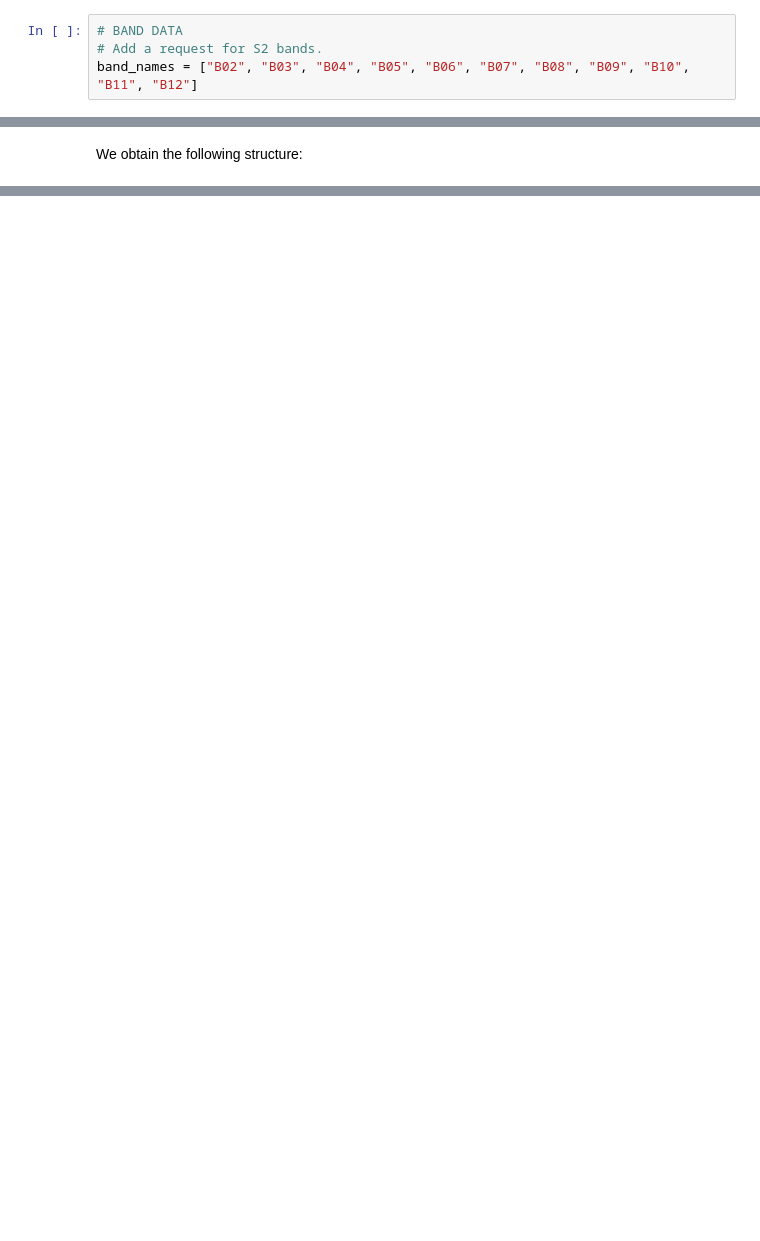
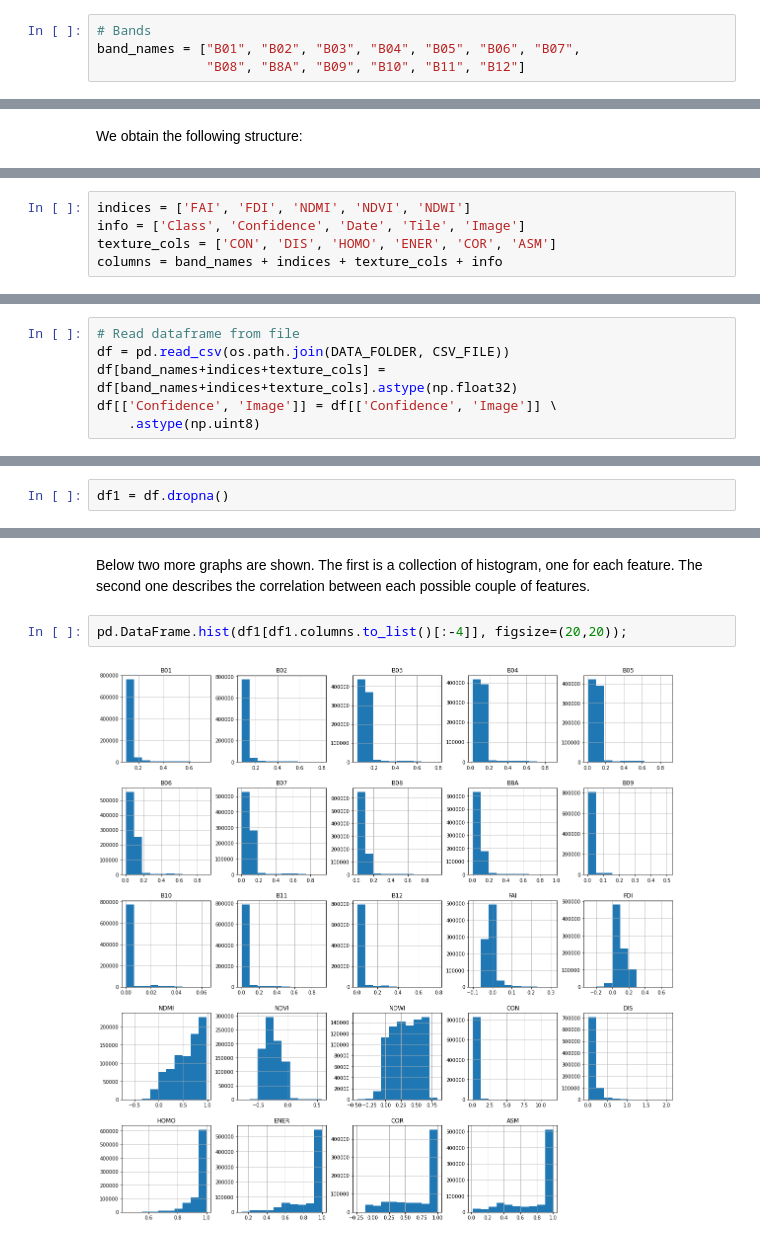
Before and after one commit to rolench/Magnanelli-MarineDebrisClassification-project, a Jupyter notebook: marineDebrisClassification/Marine_debris_classification.ipynb, the cells around one changed output, grey strips where cells are left out. Saved outputs shown, nothing was run; the diff lists cells and outputs as text; blank space fills up the shorter version.

```diff
--- a/marineDebrisClassification/Marine_debris_classification.ipynb
+++ b/marineDebrisClassification/Marine_debris_classification.ipynb
@@ -82,7 +209,7 @@ for folder in (EOPATCH_FOLDER, RESULTS_FOLDER):
 # %%
-# BAND DATA
-# Add a request for S2 bands.
-band_names = ["B02", "B03", "B04", "B05", "B06", "B07", "B08", "B09", "B10", "B11", "B12"]
+# Bands
+band_names = ["B01", "B02", "B03", "B04", "B05", "B06", "B07",
+              "B08", "B8A", "B09", "B10", "B11", "B12"]
 # %%
 class FAI(EOTask):
     """
@@ -580,0 +714,5 @@ df.describe()
+# %%
+indices = ['FAI', 'FDI', 'NDMI', 'NDVI', 'NDWI']
+info = ['Class', 'Confidence', 'Date', 'Tile', 'Image']
+texture_cols = ['CON', 'DIS', 'HOMO', 'ENER', 'COR', 'ASM']
+columns = band_names + indices + texture_cols + info
@@ -580,0 +822,6 @@ df.describe()
+# %%
+# Read dataframe from file
+df = pd.read_csv(os.path.join(DATA_FOLDER, CSV_FILE))
+df[band_names+indices+texture_cols] = df[band_names+indices+texture_cols].astype(np.float32)
+df[['Confidence', 'Image']] = df[['Confidence', 'Image']] \
+    .astype(np.uint8)
@@ -580,0 +887,2 @@ df.describe()
+# %%
+df1 = df.dropna()
@@ -580,0 +1025,6 @@ df.describe()
+# %% [markdown]
+Below two more graphs are shown. The first is a collection of histogram, one for each feature. The second one describes the correlation between each possible couple of features.
+# %%
+pd.DataFrame.hist(df1[df1.columns.to_list()[:-4]], figsize=(20,20));
+# %% [output]
+[figure, added]
```
Also changed, not shown: parts of 133 cells of this notebook.
